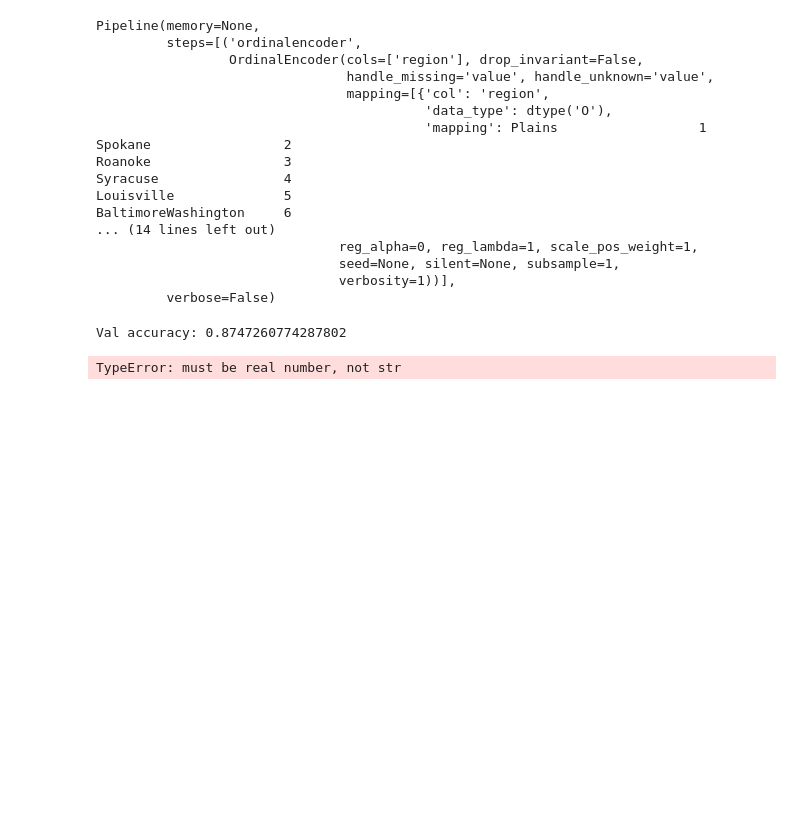
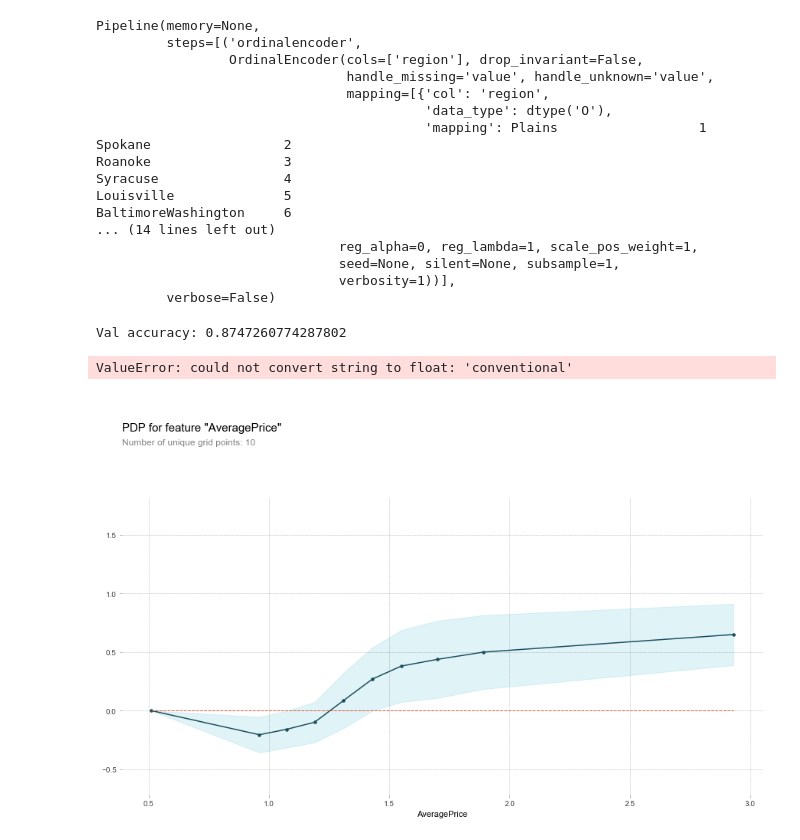
Before and after one commit to CurdtMillion/DS-Unit-2-Applied-Modeling, a Jupyter notebook: module1-define-ml-problems/Avocado_Data_Set.ipynb, the cells around one changed output. Drawn from its saved outputs; the diff is of its cells as text; code cells hidden in the pictures; blank space fills up the shorter version.

```diff
--- a/module1-define-ml-problems/Avocado_Data_Set.ipynb
+++ b/module1-define-ml-problems/Avocado_Data_Set.ipynb
@@ -409,18 +409,19 @@ Val accuracy: 0.8747260774287802
 # The next several cells to work.
 # %%
 from sklearn.metrics import r2_score
-from xgboost import XGBRegressor
+from xgboost import XGBClassifier
 
 gb = make_pipeline(
-    ce.OrdinalEncoder(),
-    XGBRegressor(n_estimators=200, objective='reg:squarederror', n_jobs=-1)
+    ce.OrdinalEncoder
+(),
+    XGBClassifier(n_estimators=200, objective='reg:squarederror', n_jobs=-1)
 )
 
 gb.fit(X_train, y_train)
 y_pred = gb.predict(X_val)
 print('Gradient Boosting R^2', r2_score(y_val, y_pred))
 # %% [output]
-TypeError: must be real number, not str
+ValueError: could not convert string to float: 'conventional'
 # %%
 # I can do the next cells once the above are corrected:
 # %%
@@ -438,3 +439,7 @@ isolated = pdp_isolate(
     model_features=X_val.columns,
     feature=depfeature
 )
+# %%
+pdp_plot(isolated, feature_name=depfeature);
+# %% [output]
+[figure, added]
```
Also changed, not shown: parts of 1 cell of this notebook.
